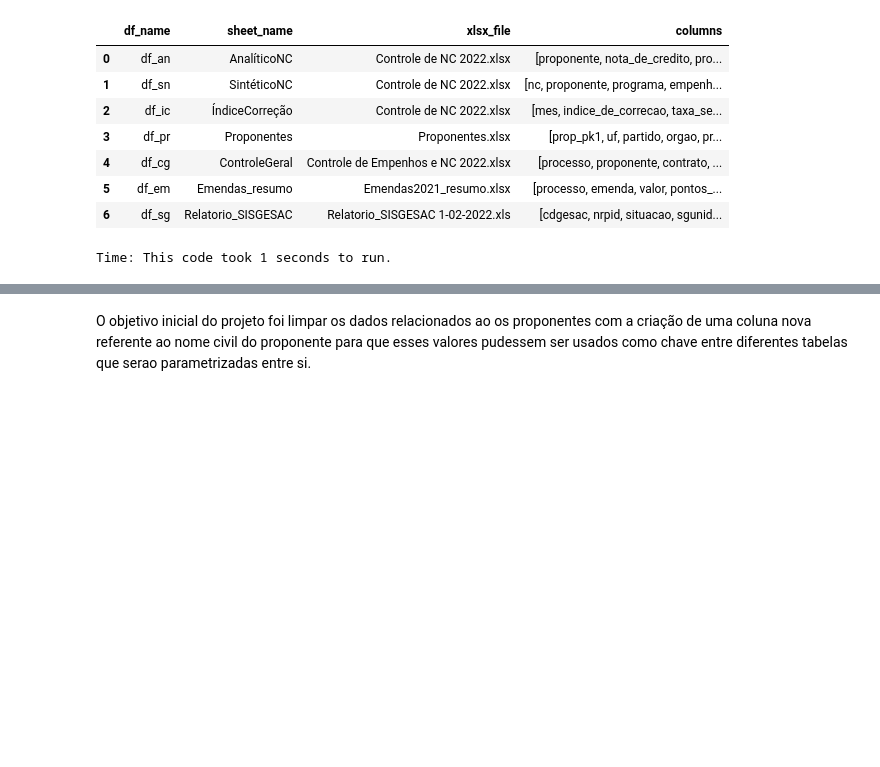
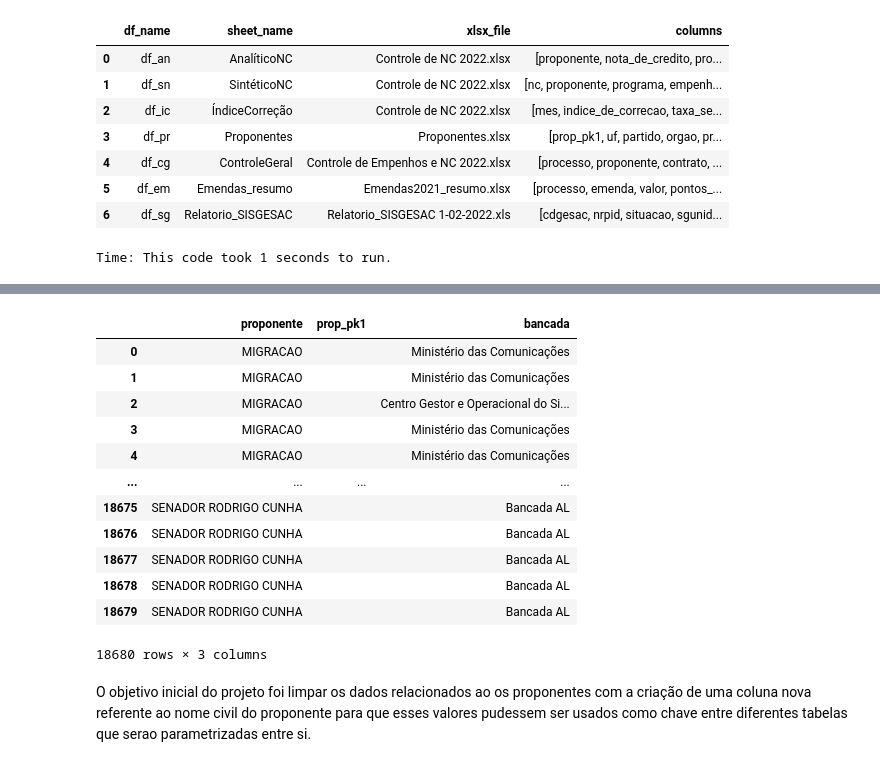
Before and after one commit to robertomdiniz5/Projeto-Controle-Financeiro-GESAC, a Jupyter notebook: controle_financeiro_gesac.ipynb, the cells around one changed output, grey strips where cells are left out. Saved outputs shown, nothing was run; the diff lists cells and outputs as text; code cells hidden in the pictures; blank space fills up the shorter version.

```diff
--- a/controle_financeiro_gesac.ipynb
+++ b/controle_financeiro_gesac.ipynb
@@ -223,10 +223,11 @@ Time: This code took 1 seconds to run.
 # %%
 start_time = time()
 
-
+df_sg['bancada'] = df_sg['nosolicitante']
+df_sg['proponente'] = df_sg['dsjustificativa']
 df_em['proponente'] = df_em['emenda']
 #fazendo o loop sobre a lista acima para aplicar as funções que normalizam a coluna com as chaves dos proponentes
-lst_df = [df_sn, df_an, df_cg, df_em]
+lst_df = [df_sn, df_an, df_cg, df_em, df_sg]
 for df in lst_df:
     df['proponente'] = df['proponente'].apply(lambda x:strip_accents(x).upper()).apply(lambda x:regexing(x))
     df['proponente'] = df['proponente'].apply(lambda x:str(x).strip())
@@ -286,3 +284,21 @@ df_em[['proponente']]
+# %%
+
+
+df_sg[['proponente','prop_pk1','bancada']].loc[df_sg.prop_pk1 == '']
+# %% [output]
+|  | proponente | prop_pk1 | bancada |
+| 0 | MIGRACAO |  | Ministério das Comunicações |
+| 1 | MIGRACAO |  | Ministério das Comunicações |
+| 2 | MIGRACAO |  | Centro Gestor e Operacional do Si... |
+| 3 | MIGRACAO |  | Ministério das Comunicações |
+| 4 | MIGRACAO |  | Ministério das Comunicações |
+| ... | ... | ... | ... |
+| 18675 | SENADOR RODRIGO CUNHA |  | Bancada AL |
+| 18676 | SENADOR RODRIGO CUNHA |  | Bancada AL |
+| 18677 | SENADOR RODRIGO CUNHA |  | Bancada AL |
+| 18678 | SENADOR RODRIGO CUNHA |  | Bancada AL |
+| 18679 | SENADOR RODRIGO CUNHA |  | Bancada AL |
+18680 rows × 3 columns
 # %% [markdown]
 O objetivo inicial do projeto foi limpar os dados relacionados ao os proponentes com a criação de uma coluna nova referente ao nome civil do proponente para que esses valores pudessem ser usados como chave entre diferentes tabelas que serao parametrizadas entre si.
 # %%
```
Also changed, not shown: parts of 6 cells of this notebook, 21 other files.
